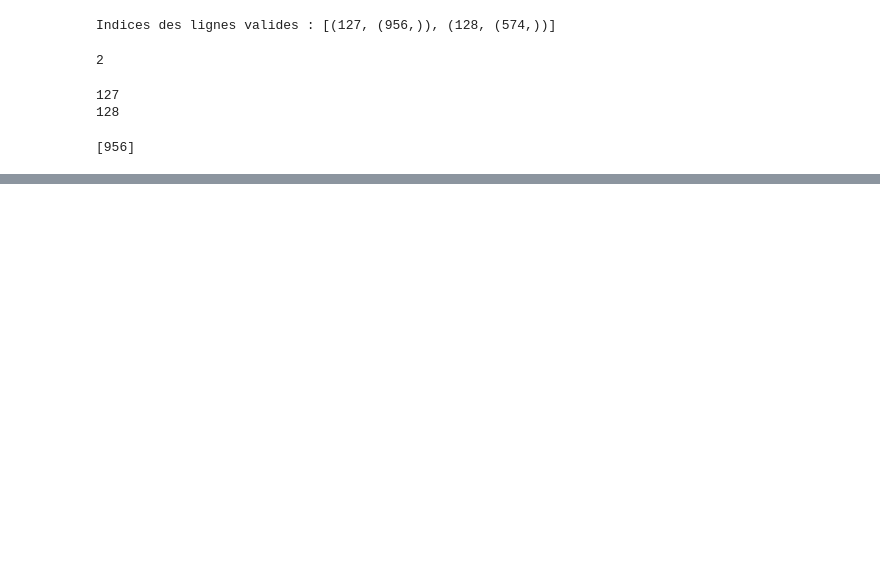
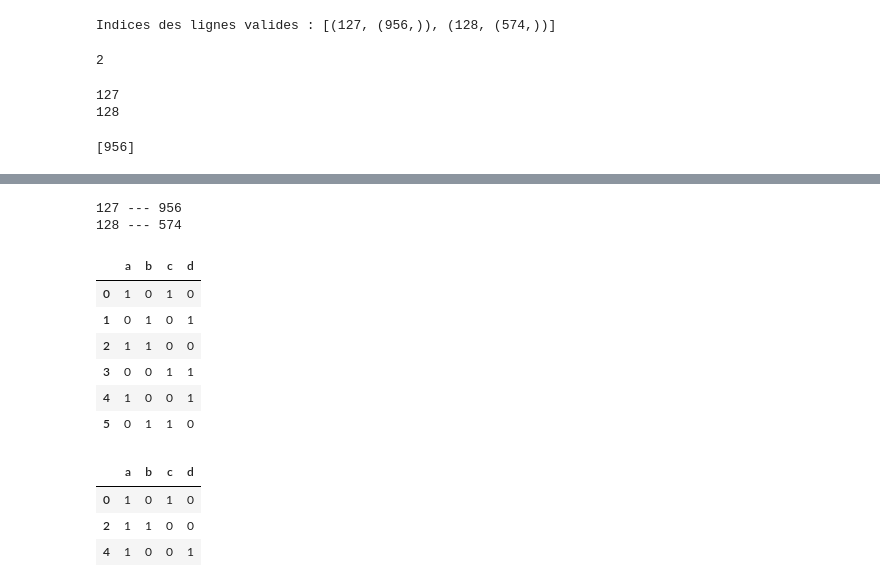
Before and after one commit to Abdelhamid2c/Automation-of-Data-Integration, a Jupyter notebook: Notebooks/integration.ipynb, the cells around one changed output, grey strips where cells are left out. Drawn from its saved outputs; the diff is of its cells as text; code cells hidden in the pictures; blank space fills up the shorter version.

```diff
--- a/Notebooks/integration.ipynb
+++ b/Notebooks/integration.ipynb
@@ -472,0 +497,40 @@ Name: 127, Length: 94, dtype: object
+# %%
+for wire_idx, mmsta_idx in tuple_match:
+    print(f'{wire_idx} --- {mmsta_idx}')
+    matching_row = mmsta_sep.loc[mmsta_idx]
+    new_row = df_wire_list.loc[wire_idx]
+
+    df_wire_list = df_wire_list.drop(wire_idx)#df_wire_list[df_wire_list['Wire Internal Name'] != wire]
+    new_row[PN_columns_wirelist] = matching_row[PN_columns_mmsta].values
+# %% [output]
+127 --- 956
+128 --- 574
+# %%
+data = np.array([
+    [1, 0, 1, 0],
+    [0, 1, 0, 1],
+    [1, 1, 0, 0],
+    [0, 0, 1, 1],
+    [1, 0, 0, 1],
+    [0, 1, 1, 0]
+])
+
+df = pd.DataFrame(data)
+df.columns = ['a', 'b', 'c', 'd']
+df
+# %% [output]
+|  | a | b | c | d |
+| 0 | 1 | 0 | 1 | 0 |
+| 1 | 0 | 1 | 0 | 1 |
+| 2 | 1 | 1 | 0 | 0 |
+| 3 | 0 | 0 | 1 | 1 |
+| 4 | 1 | 0 | 0 | 1 |
+| 5 | 0 | 1 | 1 | 0 |
+# %%
+df_1 = df[df['a'] == 1]
+df_1
+# %% [output]
+|  | a | b | c | d |
+| 0 | 1 | 0 | 1 | 0 |
+| 2 | 1 | 1 | 0 | 0 |
+| 4 | 1 | 0 | 0 | 1 |
```
Also changed, not shown: parts of 26 cells of this notebook, 4 other files.
